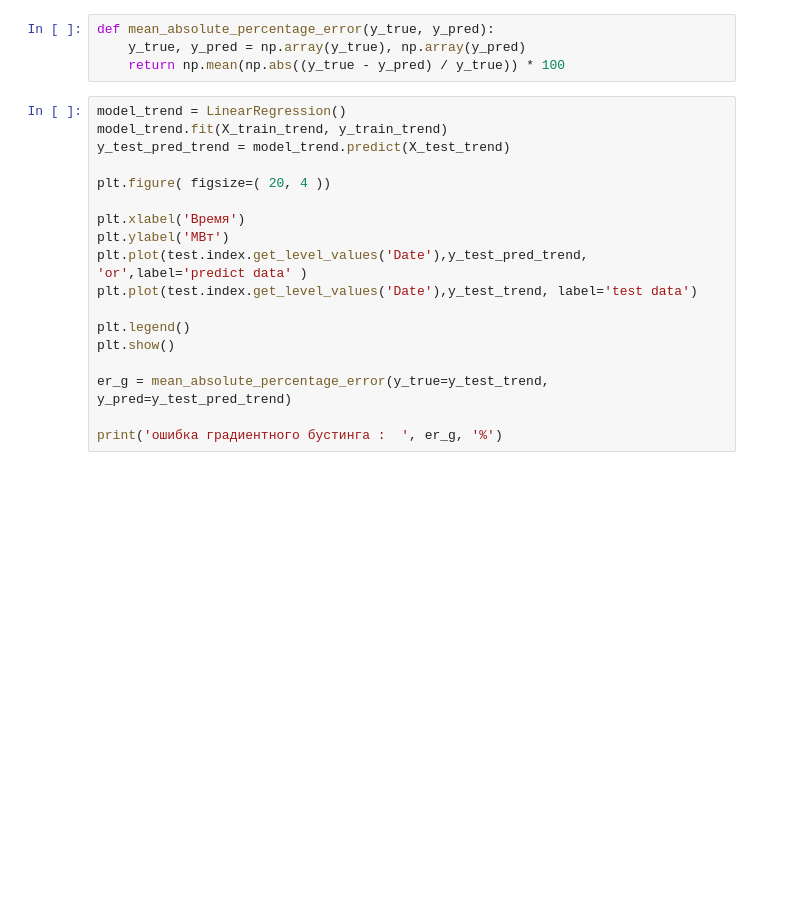
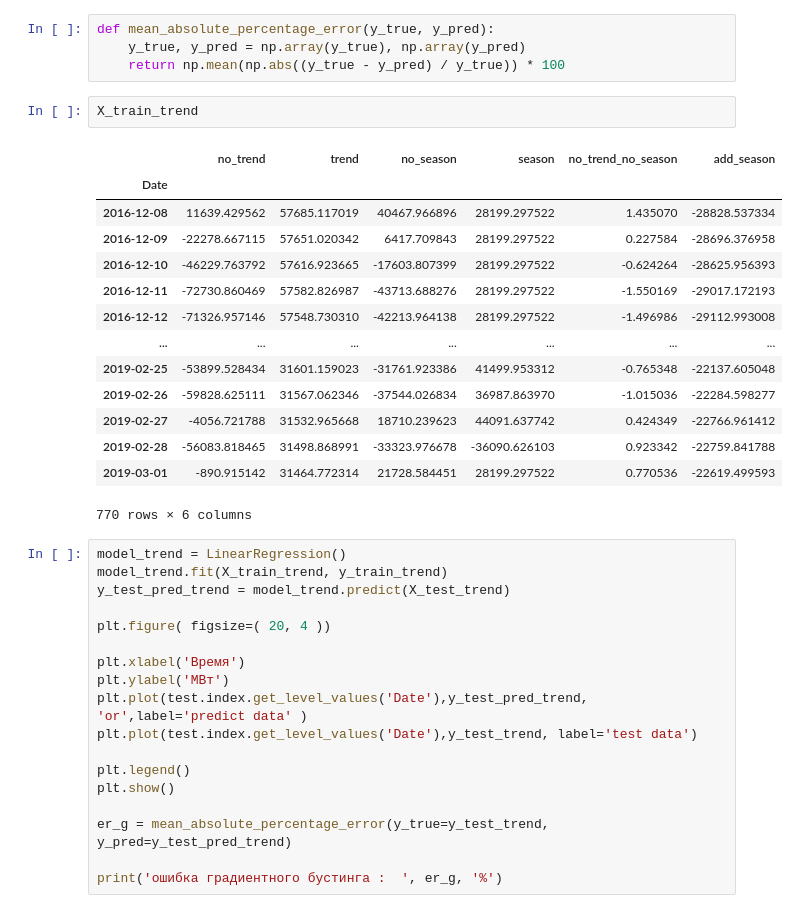
Before and after one commit to TataMoskovkina/GeekUniversity, a Jupyter notebook: work/загруженность склада-сепар.ipynb, the cells around one changed output. Cells and saved outputs as stored; diff of their text form; blank space fills up the shorter version.

```diff
--- a/work/загруженность склада-сепар.ipynb
+++ b/work/загруженность склада-сепар.ipynb
@@ -325,6 +310,23 @@ plt.show()
 def mean_absolute_percentage_error(y_true, y_pred):
     y_true, y_pred = np.array(y_true), np.array(y_pred)
     return np.mean(np.abs((y_true - y_pred) / y_true)) * 100
+# %%
+X_train_trend
+# %% [output]
+|  | no_trend | trend | no_season | season | no_trend_no_season | add_season |
+| Date |  |  |  |  |  |  |
+| 2016-12-08 | 11639.429562 | 57685.117019 | 40467.966896 | 28199.297522 | 1.435070 | -28828.537334 |
+| 2016-12-09 | -22278.667115 | 57651.020342 | 6417.709843 | 28199.297522 | 0.227584 | -28696.376958 |
+| 2016-12-10 | -46229.763792 | 57616.923665 | -17603.807399 | 28199.297522 | -0.624264 | -28625.956393 |
+| 2016-12-11 | -72730.860469 | 57582.826987 | -43713.688276 | 28199.297522 | -1.550169 | -29017.172193 |
+| 2016-12-12 | -71326.957146 | 57548.730310 | -42213.964138 | 28199.297522 | -1.496986 | -29112.993008 |
+| ... | ... | ... | ... | ... | ... | ... |
+| 2019-02-25 | -53899.528434 | 31601.159023 | -31761.923386 | 41499.953312 | -0.765348 | -22137.605048 |
+| 2019-02-26 | -59828.625111 | 31567.062346 | -37544.026834 | 36987.863970 | -1.015036 | -22284.598277 |
+| 2019-02-27 | -4056.721788 | 31532.965668 | 18710.239623 | 44091.637742 | 0.424349 | -22766.961412 |
+| 2019-02-28 | -56083.818465 | 31498.868991 | -33323.976678 | -36090.626103 | 0.923342 | -22759.841788 |
+| 2019-03-01 | -890.915142 | 31464.772314 | 21728.584451 | 28199.297522 | 0.770536 | -22619.499593 |
+770 rows × 6 columns
 # %%
 model_trend = LinearRegression()
 model_trend.fit(X_train_trend, y_train_trend)
```
Also changed, not shown: parts of 14 cells of this notebook.
